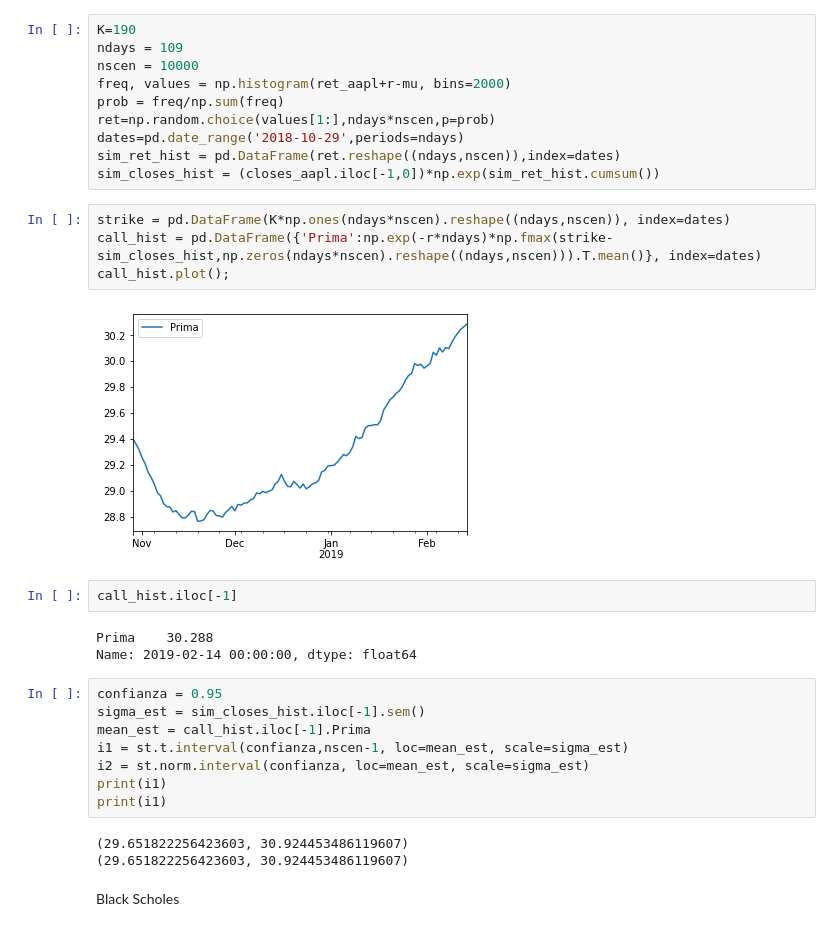
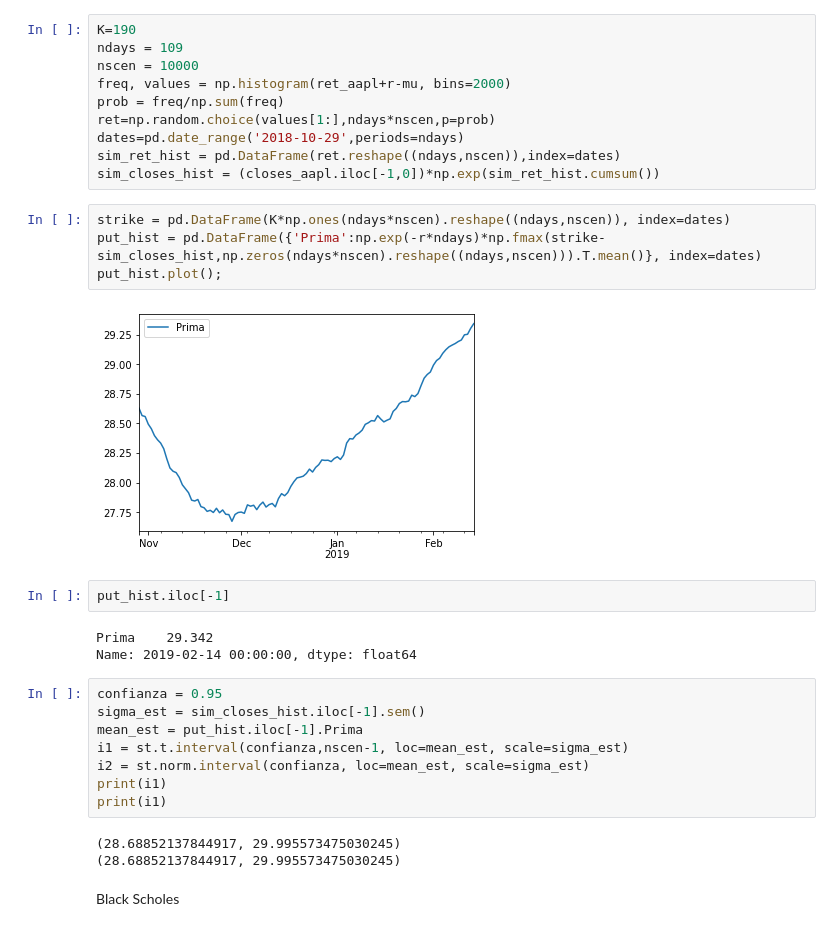
Before and after one commit to IvanArellanoRuelas/SPF_Tarea8_IArellano_JMayagoitia, a Jupyter notebook: Tarea8_IArellano_JMayagoitia.ipynb, the cells around one changed output. Saved outputs shown, nothing was run; the diff lists cells and outputs as text.

```diff
--- a/Tarea8_IArellano_JMayagoitia.ipynb
+++ b/Tarea8_IArellano_JMayagoitia.ipynb
@@ -437,26 +436,26 @@ sim_ret_hist = pd.DataFrame(ret.reshape((ndays,nscen)),index=dates)
 sim_closes_hist = (closes_aapl.iloc[-1,0])*np.exp(sim_ret_hist.cumsum())
 # %%
 strike = pd.DataFrame(K*np.ones(ndays*nscen).reshape((ndays,nscen)), index=dates)
-call_hist = pd.DataFrame({'Prima':np.exp(-r*ndays)*np.fmax(strike-sim_closes_hist,np.zeros(ndays*nscen).reshape((ndays,nscen))).T.mean()}, index=dates)
-call_hist.plot();
+put_hist = pd.DataFrame({'Prima':np.exp(-r*ndays)*np.fmax(strike-sim_closes_hist,np.zeros(ndays*nscen).reshape((ndays,nscen))).T.mean()}, index=dates)
+put_hist.plot();
 # %% [output]
-[figure, old version]
+[figure, new version]
 # %%
-call_hist.iloc[-1]
+put_hist.iloc[-1]
 # %% [output]
-Prima    30.288
+Prima    29.342
 Name: 2019-02-14 00:00:00, dtype: float64
 # %%
 confianza = 0.95
 sigma_est = sim_closes_hist.iloc[-1].sem()
-mean_est = call_hist.iloc[-1].Prima
+mean_est = put_hist.iloc[-1].Prima
 i1 = st.t.interval(confianza,nscen-1, loc=mean_est, scale=sigma_est)
 i2 = st.norm.interval(confianza, loc=mean_est, scale=sigma_est)
 print(i1)
 print(i1)
 # %% [output]
-(29.651822256423603, 30.924453486119607)
-(29.651822256423603, 30.924453486119607)
+(28.68852137844917, 29.995573475030245)
+(28.68852137844917, 29.995573475030245)
 # %% [markdown]
 Black Scholes
 # %%
```
Also changed, not shown: parts of 44 cells of this notebook.
